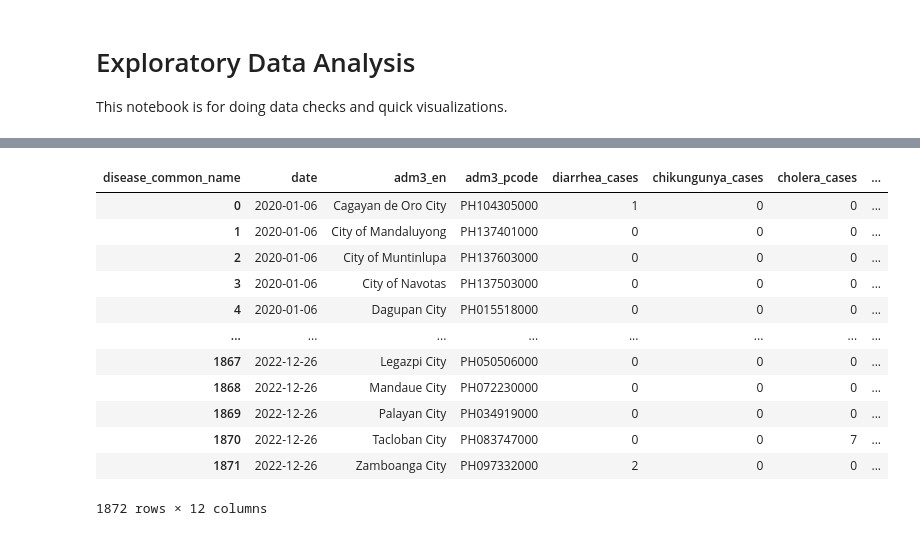
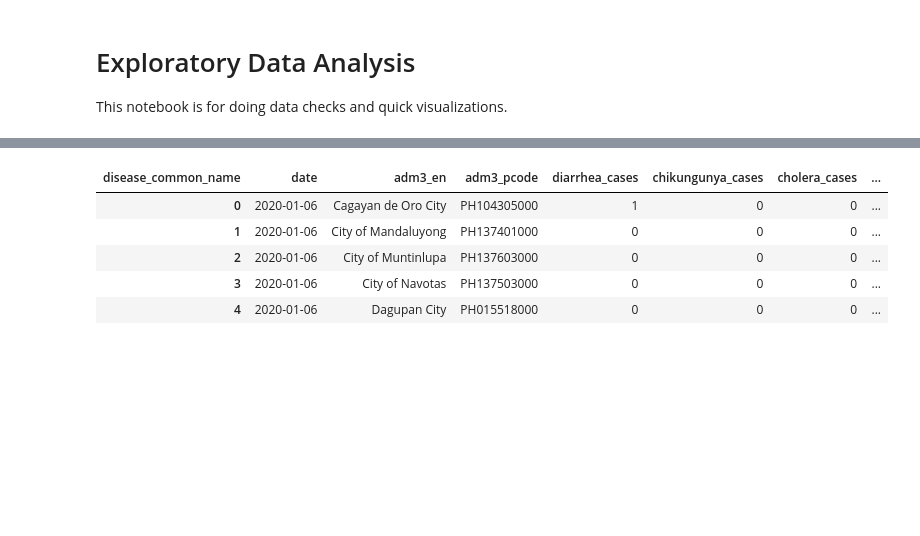
Before and after one commit to dafrose-bajaro/analytics-repo, a Jupyter notebook: notebooks/01_eda.ipynb, the cells around one changed output, grey strips where cells are left out. Cells and saved outputs as stored; diff of their text form; code cells hidden in the pictures; blank space fills up the shorter version.

```diff
--- a/notebooks/01_eda.ipynb
+++ b/notebooks/01_eda.ipynb
@@ -96,41 +97,34 @@ dengue_df = conn.sql("""
 
 dengue_df = dengue_df.drop_duplicates().reset_index(drop=True)
 dengue_df["date"] = pd.to_datetime(dengue_df["date"])
 dengue_df = dengue_df.pivot(
     index=["date", "adm3_en", "adm3_pcode"],
     columns="disease_common_name",
     values="case_total",
 ).reset_index()
 
 dengue_df = dengue_df.rename(
     columns={
         "ACUTE BLOODY DIARRHEA": "diarrhea_cases",
         "CHIKUNGUYA VIRAL DISEASE": "chikungunya_cases",
         "CHOLERA": "cholera_cases",
         "DENGUE FEVER": "dengue_cases",
         "HEPATITIS A": "hepa_a_cases",
         "LEPTOSPIROSIS": "lepto_cases",
         "RABIES": "rabies_cases",
         "ROTAVIRAL ENTERITIS": "rotavirus_cases",
         "TYPHOID FEVER": "typhoid_cases",
     }
 )
 
-dengue_df
+dengue_df.head(5)
 # %% [output]
 | disease_common_name | date | adm3_en | adm3_pcode | diarrhea_cases | chikungunya_cases | cholera_cases | ... |
 | 0 | 2020-01-06 | Cagayan de Oro City | PH104305000 | 1 | 0 | 0 | ... |
 | 1 | 2020-01-06 | City of Mandaluyong | PH137401000 | 0 | 0 | 0 | ... |
 | 2 | 2020-01-06 | City of Muntinlupa | PH137603000 | 0 | 0 | 0 | ... |
 | 3 | 2020-01-06 | City of Navotas | PH137503000 | 0 | 0 | 0 | ... |
 | 4 | 2020-01-06 | Dagupan City | PH015518000 | 0 | 0 | 0 | ... |
-| ... | ... | ... | ... | ... | ... | ... | ... |
-| 1867 | 2022-12-26 | Legazpi City | PH050506000 | 0 | 0 | 0 | ... |
-| 1868 | 2022-12-26 | Mandaue City | PH072230000 | 0 | 0 | 0 | ... |
-| 1869 | 2022-12-26 | Palayan City | PH034919000 | 0 | 0 | 0 | ... |
-| 1870 | 2022-12-26 | Tacloban City | PH083747000 | 0 | 0 | 7 | ... |
-| 1871 | 2022-12-26 | Zamboanga City | PH097332000 | 2 | 0 | 0 | ... |
-1872 rows × 12 columns
 # %%
 # merged_df
 merged_df = pd.merge(
```
Also changed, not shown: parts of 20 cells of this notebook, 1 other file.
